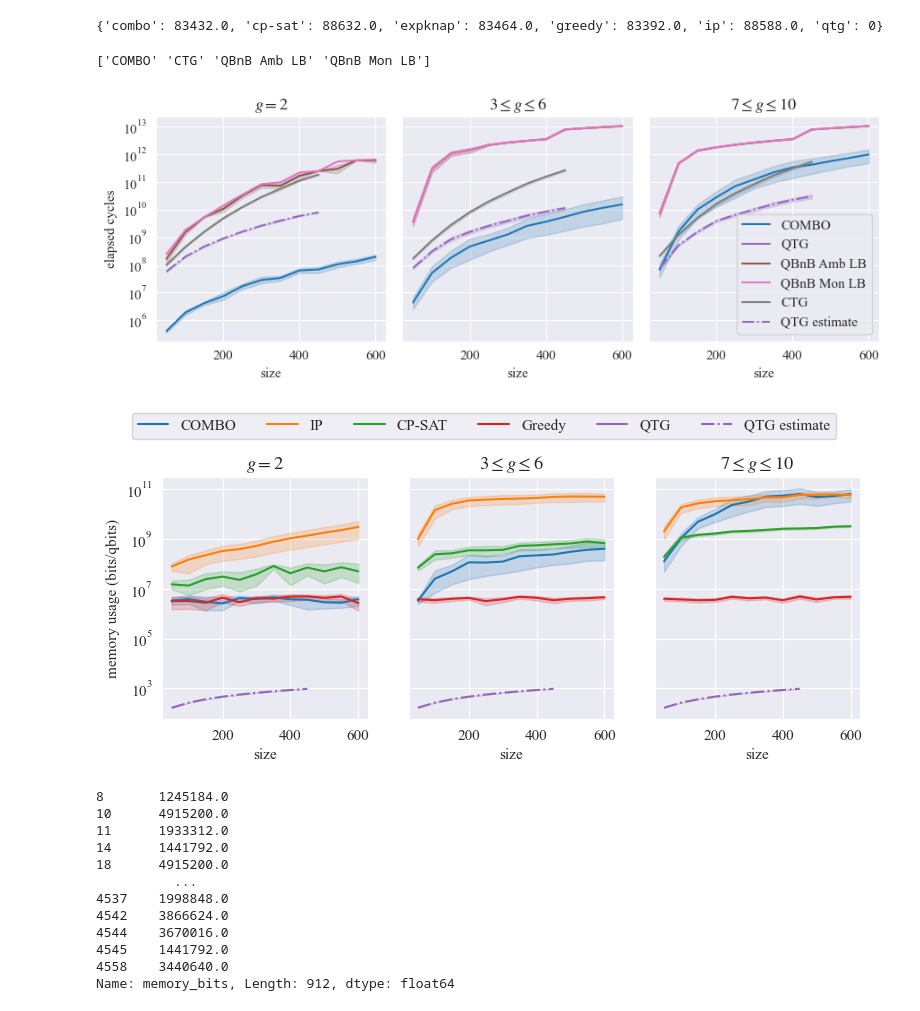
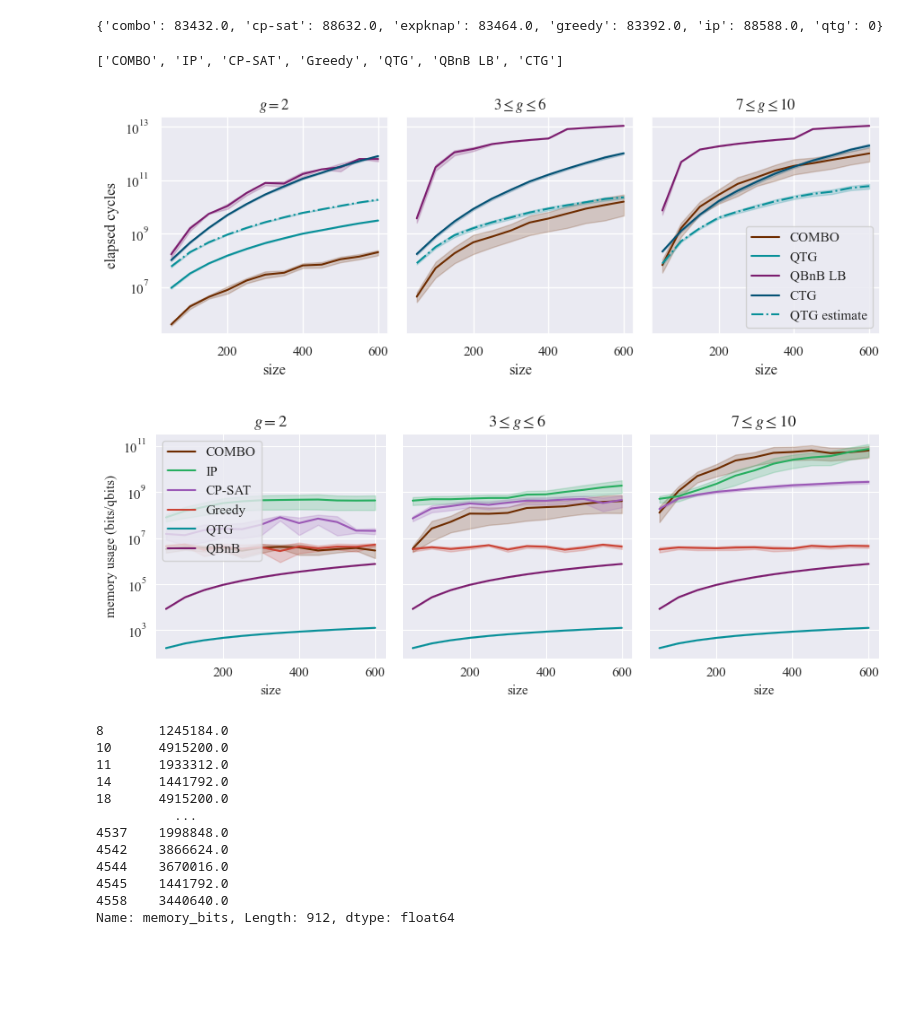
Before and after one commit to SoerenWilkening/QTG_0-1Knapsack, a Jupyter notebook: evaluation/06_elapsed_cycles.ipynb, the cells around one changed output. Saved outputs shown, nothing was run; the diff lists cells and outputs as text; code cells hidden in the pictures; blank space fills up the shorter version.

Commit message:
Updated Plots!

```diff
--- a/evaluation/06_elapsed_cycles.ipynb
+++ b/evaluation/06_elapsed_cycles.ipynb
@@ -36,7 +62,7 @@ hue_order = [
 ]
 
 qbnb_mapping = {
-    "ambainis": "QBnB Amb LB",
+    "ambainis": "QBnB LB", #"QBnB Amb LB",
     "montanaro": "QBnB Mon LB"
 }
 # %%
@@ -136,31 +165,21 @@ qbnb_results_cpy = qbnb_results.copy()
 qbnb_results_cpy['elapsed_cycles'] = qbnb_results_cpy['elapsed_cycles_lb']
 elapsed_cycles_comparison = pd.concat([
     classical_results[classical_results['algorithm'] == "combo"],
-    #qtg_results,
+    qtg_results,
     ctg_results,
-    qbnb_results_cpy
+    qbnb_results_cpy[qbnb_results_cpy['algorithm'] == "ambainis"]
 ])
-
-
-def g_group(row):
-    if row['g'] == 2:
-        return "$g=2$"
-    elif row['g'] > 2 and row['g'] <= 6:
-        return "$3 \\leq g \\leq 6$"
-    return "$7 \\leq g \\leq 10$"
-
-
-elapsed_cycles_comparison['g_group'] = elapsed_cycles_comparison.apply(g_group, axis=1)
 
 elapsed_cycles_comparison["algorithm"] = elapsed_cycles_comparison["algorithm_human_readable"]
 
 fig, axs = plt.subplots(figsize=(9, 3.5), ncols=3)
 
-print(elapsed_cycles_comparison["algorithm"].unique())
 elapsed_cycles_hue_order = list(hue_order)
 elapsed_cycles_hue_order.append(qbnb_mapping["ambainis"])
-elapsed_cycles_hue_order.append(qbnb_mapping["montanaro"])
+#elapsed_cycles_hue_order.append(qbnb_mapping["montanaro"])
 elapsed_cycles_hue_order.append("CTG")
+
+print(elapsed_cycles_hue_order)
 for i, val in enumerate(['$g=2$', '$3 \\leq g \\leq 6$', '$7 \\leq g \\leq 10$']):
     sns.lineplot(elapsed_cycles_comparison[elapsed_cycles_comparison['g_group'] == val],
                  x='size', y='elapsed_cycles',
@@ -193,50 +212,53 @@ for i, ax in enumerate(axs):
 axs[-1].legend(lines[0:1] + lines[4:], texts[0:1] + texts[4:], loc='best', ncol=1)
 
 fig.tight_layout()
-fig.savefig('out/05_elapsed_cycles.pdf', bbox_inches='tight')
+fig.savefig('out/06_elapsed_cycles.pdf', bbox_inches='tight')
 #_ = ax.legend(lines[0:1] + lines[4:], texts[0:1] + texts[4:], loc='upper left')
 # %% [output]
-['COMBO' 'CTG' 'QBnB Amb LB' 'QBnB Mon LB']
+['COMBO', 'IP', 'CP-SAT', 'Greedy', 'QTG', 'QBnB LB', 'CTG']
-[figure, old version]
+[figure, new version]
 # %%
 memory_comparison = pd.concat([
-    classical_results[classical_results["algorithm"] != "expknap"],
-    #qtg_results
+    classical_results[classical_results["algorithm"] != "expknap"]
 ])
 
-memory_comparison['g_group'] = memory_comparison.apply(g_group, axis=1)
-ctg_results['g_group'] = ctg_results.apply(g_group, axis=1)
+qbnb = qtg_results.copy()
+qbnb['memory_bits'] = qbnb.apply(lambda row: row["memory_bits"] * row["size"], axis=1)
 
 
 fig, axs = plt.subplots(figsize=(9, 3.5), ncols=3)
 for i, val in enumerate(['$g=2$', '$3 \\leq g \\leq 6$', '$7 \\leq g \\leq 10$']):
     sns.lineplot(memory_comparison[memory_comparison['g_group'] == val], x='size', y='memory_bits', hue='algorithm_human_readable', hue_order=hue_order, ax=axs[i])
-    sns.lineplot(ctg_results[ctg_results['g_group'] == val], x='size', y='qtg_estimate_memory_bits', ax=axs[i], label="QTG estimate", linestyle='-.', color="C4")
+    sns.lineplot(ctg_results[ctg_results['g_group'] == val], x='size', y='qtg_estimate_memory_bits', ax=axs[i], color="C4")
+    sns.lineplot(qbnb, x='size', y='memory_bits', ax=axs[i], color="C5", label="QBnB")
     axs[i].set_yscale('log')
     axs[i].set_title(val)
 
     legend = axs[i].legend(loc="upper left")
     texts = [algo.get_text() for algo in legend.get_texts()]
     lines = legend.get_lines()
     legend.remove()
 
     if i == 0:
         axs[i].set_ylabel("memory usage (bits/qbits)")
     else:
         axs[i].set_ylabel("")
 
-fig.legend(lines, texts, loc='outside upper center', ncol=6)
+axs[0].legend(lines, texts, loc='upper left', ncol=1)
 fig.subplots_adjust(top=0.8)
 min_y = min([ax.get_ylim()[0] for ax in axs])
 max_y = max([ax.get_ylim()[1] for ax in axs])
 
 for i, ax in enumerate(axs):
     ax.set_ylim(min_y, max_y)
     if i > 0:
         ax.set_yticklabels([])
         ax.set_ylabel("")
+
+fig.tight_layout()
+fig.savefig('out/06_memory_comparison.pdf', bbox_inches='tight')
 # %% [output]
-[figure, old version]
+[figure, new version]
 # %%
 memory_comparison[memory_comparison["algorithm"] == "combo"]["memory_bits"]
 # %% [output]
```
Also changed, not shown: parts of 2 cells of this notebook, 24 other files.
